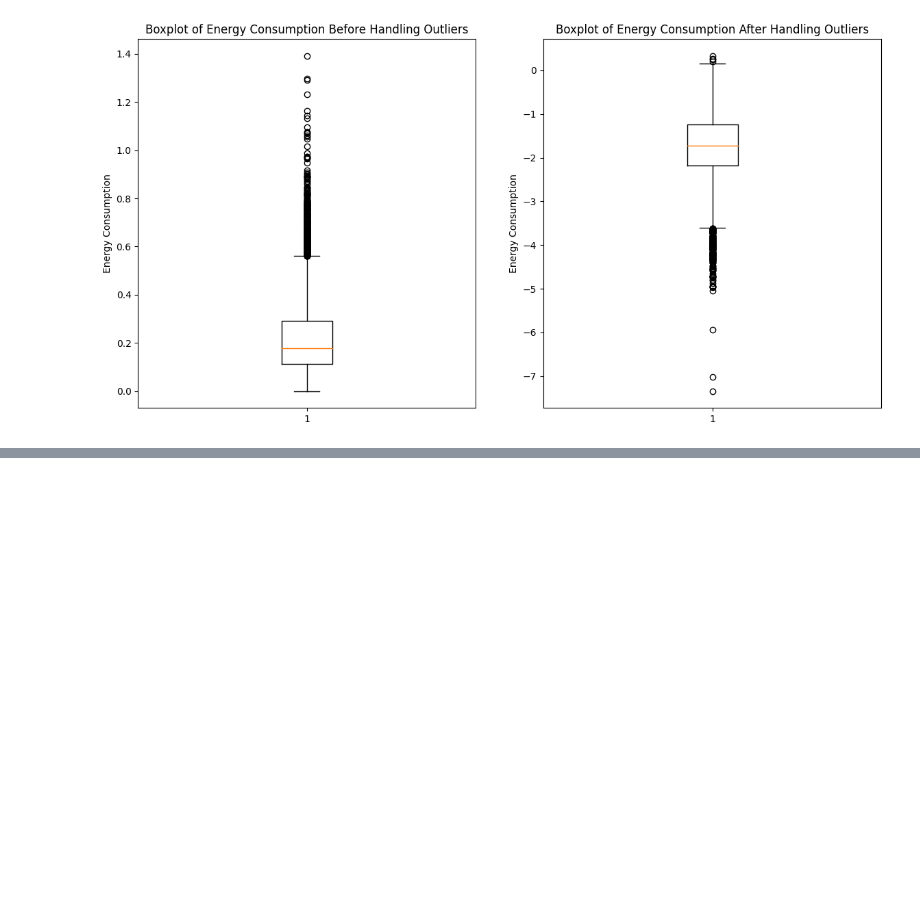
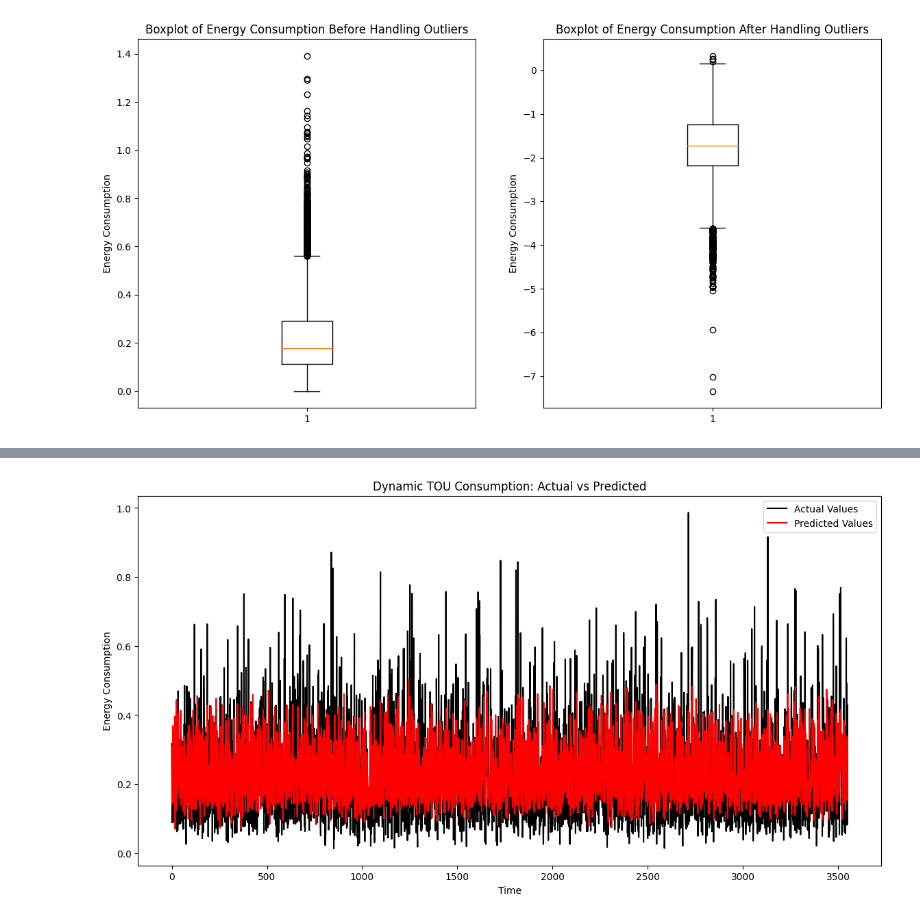
Before and after one commit to asgharlaib/Project_v1, a Jupyter notebook: Project.ipynb, the cells around one changed output, grey strips where cells are left out. Saved outputs shown, nothing was run; the diff lists cells and outputs as text; code cells hidden in the pictures; blank space fills up the shorter version.

```diff
--- a/Project.ipynb
+++ b/Project.ipynb
@@ -439,0 +425,13 @@ Standard TOU MAE: 0.05990854205988797
+# %%
+
+# Plot the predictions vs actual values for dynamic TOU users
+plt.figure(figsize=(14, 7))
+plt.plot(y_test_dyn_inverse, color='black', label='Actual Values')
+plt.plot(pred_dynamic, color='red', label='Predicted Values')
+plt.title('Dynamic TOU Consumption: Actual vs Predicted')
+plt.xlabel('Time')
+plt.ylabel('Energy Consumption')
+plt.legend()
+plt.show()
+# %% [output]
+[figure, added]
```
Also changed, not shown: parts of 11 cells of this notebook.
